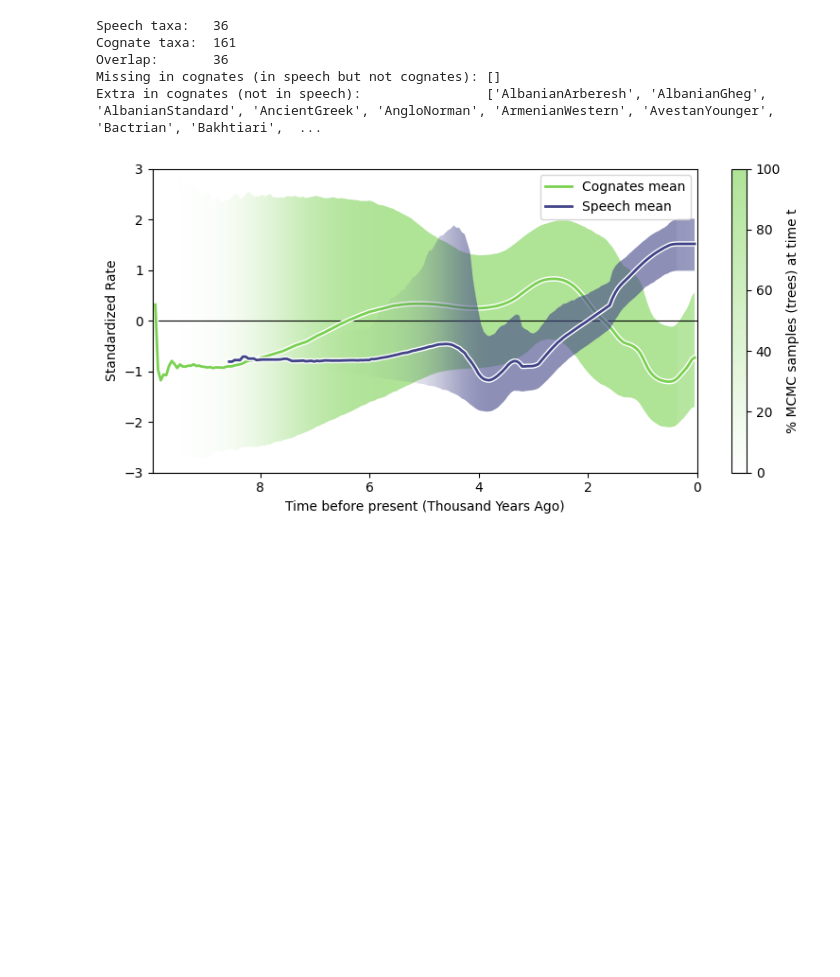
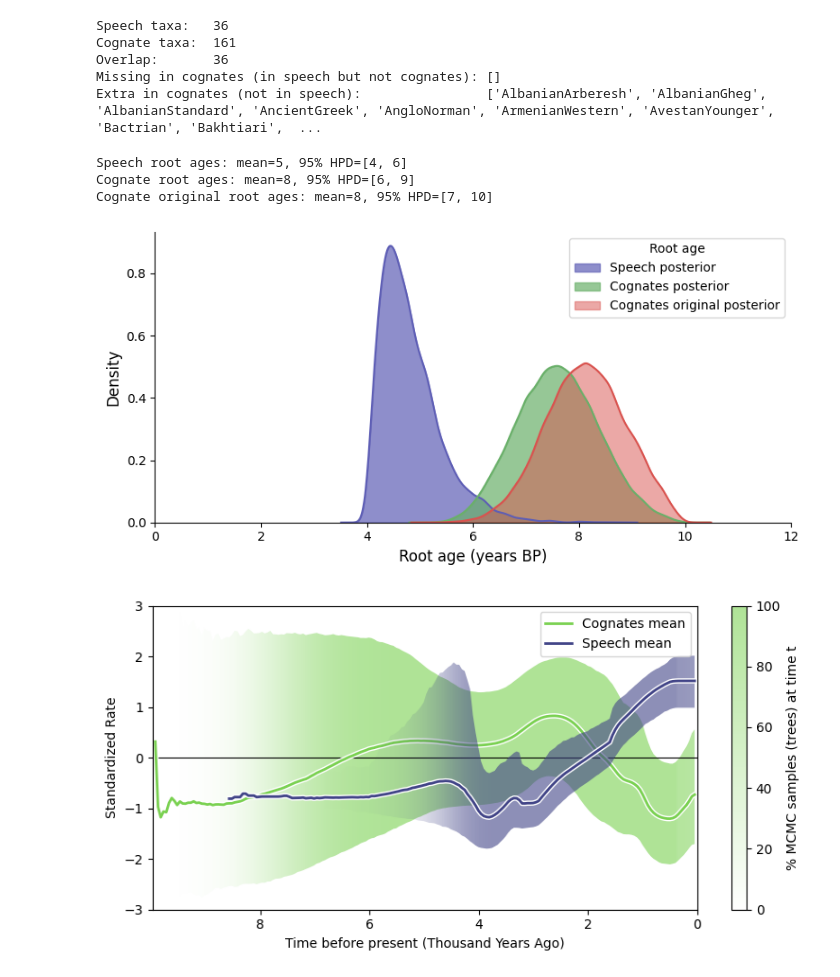
Before and after one commit to harrisonzhu508/orthogonal-additive-gaussian-processes, a Jupyter notebook: speech_phylo/final_plots.ipynb, the cells around one changed output. Saved outputs shown, nothing was run; the diff lists cells and outputs as text; code cells hidden in the pictures; blank space fills up the shorter version.

Commit message:
add plotting code for MRCA

```diff
--- a/speech_phylo/final_plots.ipynb
+++ b/speech_phylo/final_plots.ipynb
@@ -876,6 +876,7 @@ for tree_name in ["heggarty2024", "long_v3_CCD0.0.25"]:
 # %% [markdown]
 ## Figure 4.5
 # %%
+# will take a while to load... >10minutes
 import dendropy
 
 posterior_path = "long_v3_44.trees"
@@ -888,7 +889,7 @@ trees_speech = dendropy.TreeList.get(
 
 posterior_path = "IECoR_Main_M3_Binary_Covarion_Rates_By_Mg_Bin_combined.trees"
 
-trees_cognates = dendropy.TreeList.get(
+trees_cognates_original = dendropy.TreeList.get(
     path=posterior_path,
     schema="nexus",
     preserve_underscores=True
@@ -966,6 +967,79 @@ trees_cognates = dendropy.TreeList.get(
     schema="nexus",
     preserve_underscores=True
 )
+# %%
+import numpy as np
+import matplotlib.pyplot as plt
+from scipy import stats
+
+def get_root_ages(tree_list):
+    """
+    Extract the root age (tree height) from each tree in a TreeList.
+    """
+    ages = []
+    for tree in tree_list:
+        ages.append(tree.max_distance_from_root())
+    return np.array(ages)
+
+# Alternative if your trees store node ages directly:
+def get_root_ages_from_height(tree_list):
+    """
+    Get root age from tree height (seed_node age or tree.max_distance_from_root()).
+    """
+    ages = []
+    for tree in tree_list:
+        # Method 1: If nodes have 'age' attribute
+        if hasattr(tree.seed_node, 'age') and tree.seed_node.age is not None:
+            ages.append(tree.seed_node.age)
+        else:
+            # Method 2: Calculate from branch lengths
+            ages.append(tree.max_distance_from_root())
+    return np.array(ages)
+
+# Extract root ages
+speech_root_ages = get_root_ages(trees_speech[1000:])
+cognate_root_ages = get_root_ages(trees_cognates[1000:])  # or trees_cognates if comparing unpruned
+cognate_original_root_ages = get_root_ages(trees_cognates_original[1000:])  # or trees_cognates if comparing unpruned
+
+print(f"Speech root ages: mean={speech_root_ages.mean():.0f}, 95% HPD=[{np.percentile(speech_root_ages, 2.5):.0f}, {np.percentile(speech_root_ages, 97.5):.0f}]")
+print(f"Cognate root ages: mean={cognate_root_ages.mean():.0f}, 95% HPD=[{np.percentile(cognate_root_ages, 2.5):.0f}, {np.percentile(cognate_root_ages, 97.5):.0f}]")
+print(f"Cognate original root ages: mean={cognate_original_root_ages.mean():.0f}, 95% HPD=[{np.percentile(cognate_original_root_ages, 2.5):.0f}, {np.percentile(cognate_original_root_ages, 97.5):.0f}]")
+print(f"Max speech root age: {speech_root_ages.max()}")
+print(f"Max cognate root age: {cognate_root_ages.max()}")
+print(f"Max cognate original root age: {cognate_original_root_ages.max()}")
+
+# --- Plotting ---
+fig, ax = plt.subplots(figsize=(8, 4))
+
+# KDE for smooth density estimation
+def plot_density(data, color, label, alpha=0.6):
+    kde = stats.gaussian_kde(data)
+    x_range = np.linspace(data.min() - 0.5, data.max() + 0.5, 400)
+    density = kde(x_range)
+    ax.fill_between(x_range, density, alpha=alpha, color=color, label=label)
+    ax.plot(x_range, density, color=color, linewidth=1.5)
+
+# Colors matching your image (purple/blue for speech, green for cognates)
+plot_density(speech_root_ages, '#5e5eb5', 'Speech posterior', alpha=0.7)
+plot_density(cognate_root_ages, '#6ab06a', 'Cognates posterior', alpha=0.7)
+# original in red
+plot_density(cognate_original_root_ages, '#d9534f', 'Cognates original posterior', alpha=0.5)
+
+ax.set_xlabel('Root age (years BP)', fontsize=12)
+ax.set_ylabel('Density', fontsize=12)
+ax.legend(title='Root age', loc='upper right')
+ax.set_xlim(0, 12)
+ax.set_ylim(0, None)
+ax.spines[['top', 'right']].set_visible(False)
+
+plt.tight_layout()
+# plt.savefig('root_age_comparison.pdf', dpi=300, bbox_inches='tight')
+plt.show()
+# %% [output]
+Speech root ages: mean=5, 95% HPD=[4, 6]
+Cognate root ages: mean=8, 95% HPD=[6, 9]
+Cognate original root ages: mean=8, 95% HPD=[7, 10]
+[figure, added]
 # %%
 import numpy as np
 import matplotlib.pyplot as plt
```
Also changed, not shown: parts of 1 cell of this notebook.
